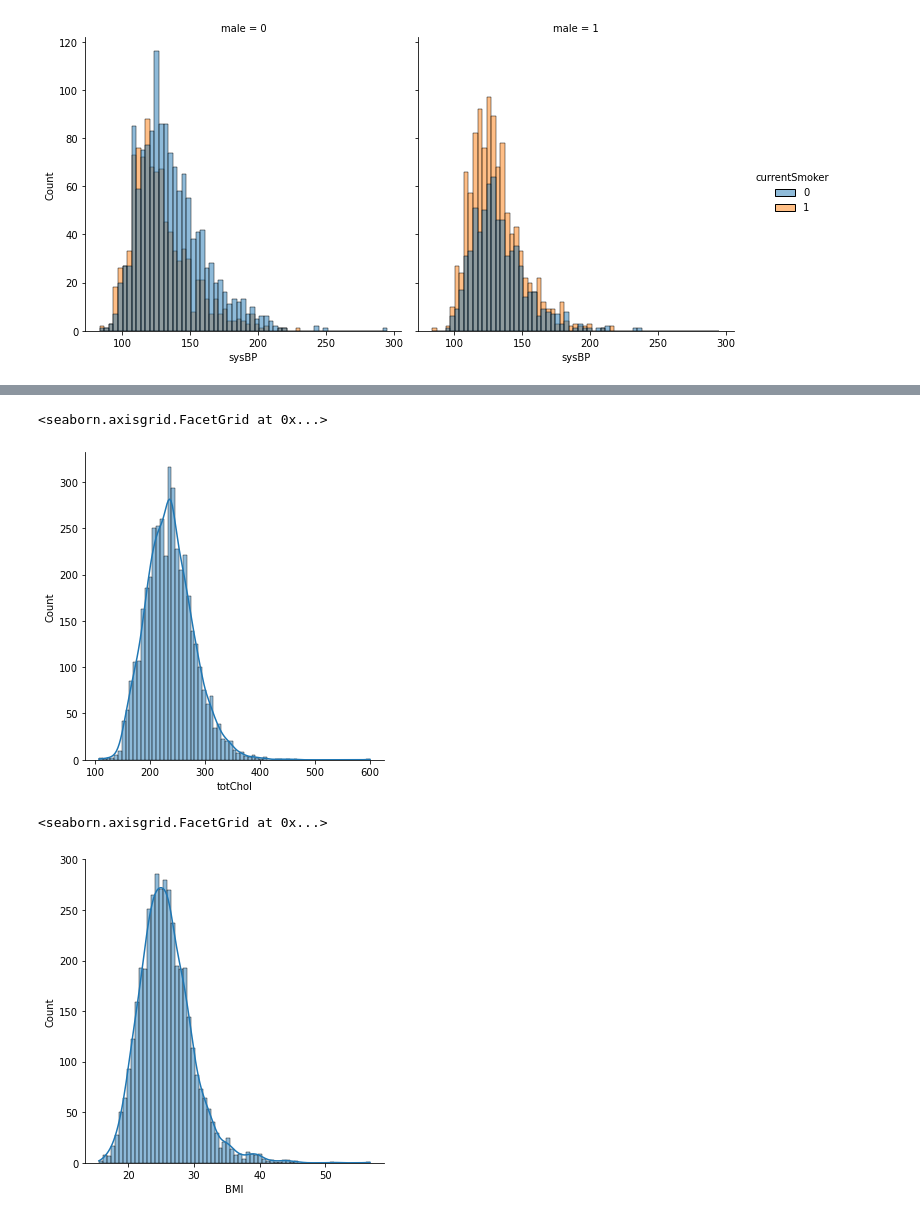
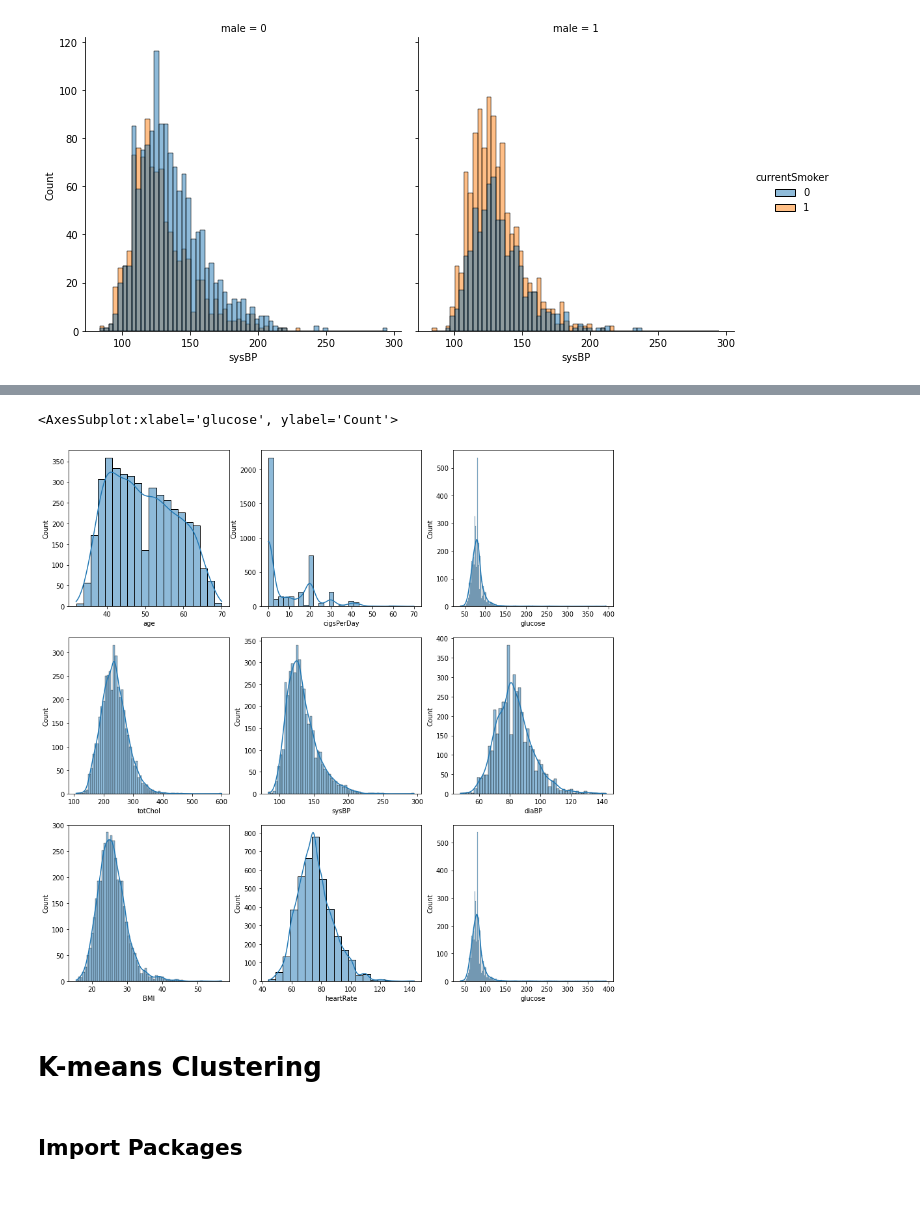
Before and after one commit to sccatalina/FinalProject, a Jupyter notebook: FraminghamK.Py.ipynb, the cells around one changed output, grey strips where cells are left out. Drawn from its saved outputs; the diff is of its cells as text; code cells hidden in the pictures.

```diff
--- a/FraminghamK.Py.ipynb
+++ b/FraminghamK.Py.ipynb
@@ -107,10 +92,18 @@ sns.displot(kgheart.glucose,kde = True)
-# %%
-sns.displot(kgheart.totChol, kde = True)
-# %% [output]
-<seaborn.axisgrid.FacetGrid at 0x...>
-[figure, removed]
-# %%
-sns.displot(kgheart.BMI, kde = True)
-# %% [output]
-<seaborn.axisgrid.FacetGrid at 0x...>
-[figure, removed]
+# %%
+fig, axes = plt.subplots(3,3, figsize = (15,15), sharey = False)
+sns.histplot(kgheart.age, bins=20, kde = True, ax=axes[0,0])
+sns.histplot(kgheart.cigsPerDay, kde = True, ax=axes[0,1])
+sns.histplot(kgheart.glucose,kde = True, ax=axes[0,2])
+sns.histplot(kgheart.totChol, kde = True, ax=axes[1,0])
+sns.histplot(kgheart.sysBP, kde = True, ax=axes[1,1])
+sns.histplot(kgheart.diaBP, kde = True, ax=axes[1,2])
+sns.histplot(kgheart.BMI, kde = True, ax=axes[2,0])
+sns.histplot(kgheart.heartRate, bins = 20, kde = True, ax=axes[2,1])
+sns.histplot(kgheart.glucose, kde = True, ax=axes[2,2])
+# %% [output]
+<AxesSubplot:xlabel='glucose', ylabel='Count'>
+[figure, added]
+# %% [markdown]
+# K-means Clustering
+# %% [markdown]
+## Import Packages
```
Also changed, not shown: parts of 27 cells of this notebook.
